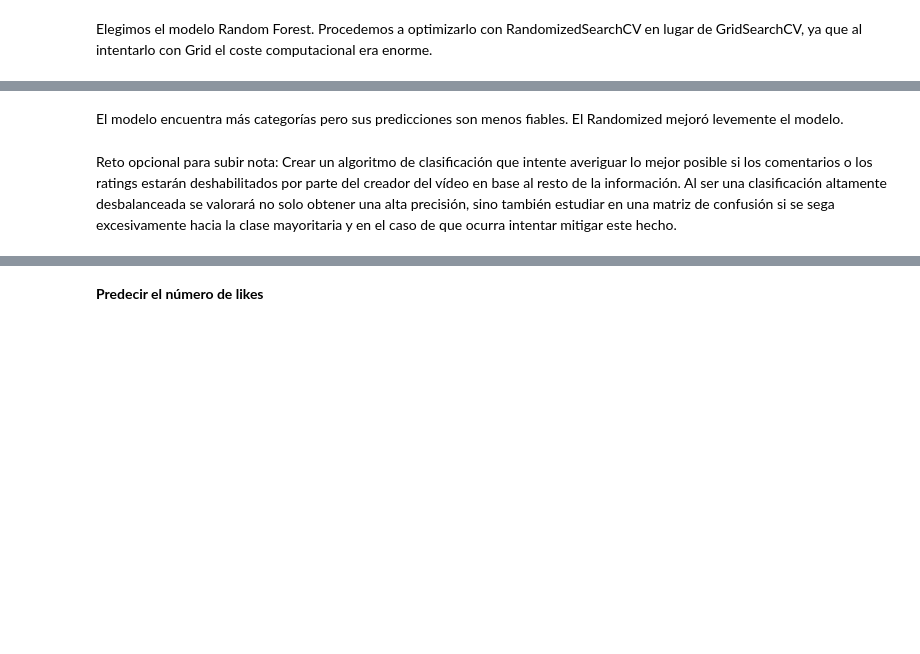
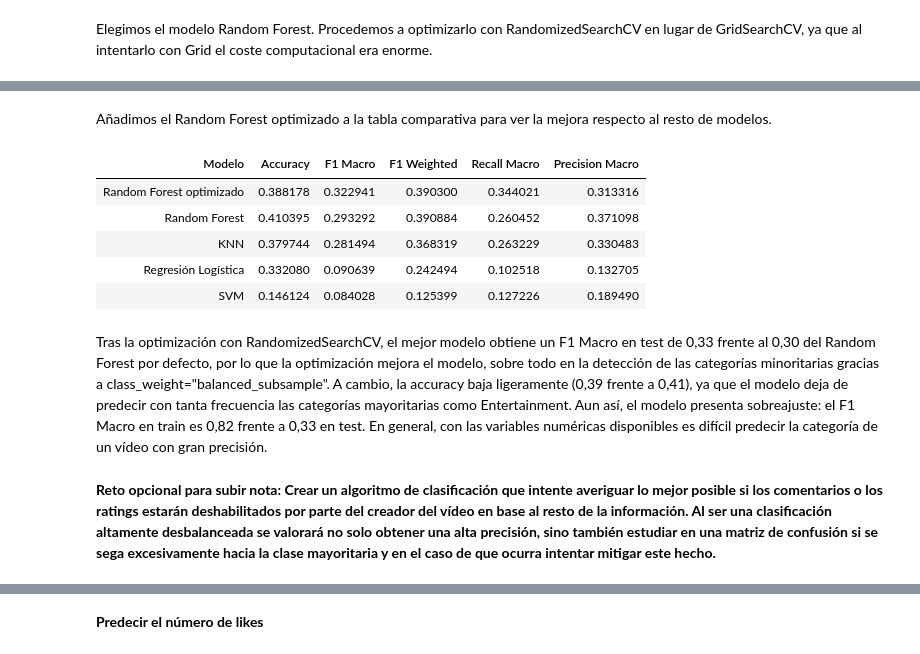
Before and after one commit to fernanditomartinez85/PRACTICA-FINAL-IA, a Jupyter notebook: exploratory_analysis.ipynb, the cells around one changed output, grey strips where cells are left out. Cells and saved outputs as stored; diff of their text form; code cells hidden in the pictures; blank space fills up the shorter version.

```diff
--- a/exploratory_analysis.ipynb
+++ b/exploratory_analysis.ipynb
@@ -930,5 +937,36 @@ Train f1_macro: 0.8225185134191485
 weighted avg       0.40      0.39      0.39     41499
+# %% [markdown]
+Añadimos el Random Forest optimizado a la tabla comparativa para ver la mejora respecto al resto de modelos.
+# %%
+report_rf_optimo = classification_report(ytest, y_pred_test, zero_division=0, output_dict=True)
+
+fila_rf_optimo = pd.DataFrame({
+    "Modelo": ["Random Forest optimizado"],
+    "Accuracy": [report_rf_optimo["accuracy"]],
+    "F1 Macro": [report_rf_optimo["macro avg"]["f1-score"]],
+    "F1 Weighted": [report_rf_optimo["weighted avg"]["f1-score"]],
+    "Recall Macro": [report_rf_optimo["macro avg"]["recall"]],
+    "Precision Macro": [report_rf_optimo["macro avg"]["precision"]]
+})
+
+df_comparativa = pd.concat([df_clasification, fila_rf_optimo], ignore_index=True)
+
+df_comparativa = df_comparativa.sort_values(by="F1 Macro", ascending=False)
+
+tabla_comparativa = df_comparativa.style
+
+for col in metricas:
+    tabla_comparativa = tabla_comparativa.highlight_max(subset=[col], props="font-weight: bold; font-size: 16px;")
+
+tabla_comparativa.hide()#ocultamos el indice
+# %% [output]
+| Modelo | Accuracy | F1 Macro | F1 Weighted | Recall Macro | Precision Macro |
+| Random Forest optimizado | 0.388178 | 0.322941 | 0.390300 | 0.344021 | 0.313316 |
+| Random Forest | 0.410395 | 0.293292 | 0.390884 | 0.260452 | 0.371098 |
+| KNN | 0.379744 | 0.281494 | 0.368319 | 0.263229 | 0.330483 |
+| Regresión Logística | 0.332080 | 0.090639 | 0.242494 | 0.102518 | 0.132705 |
+| SVM | 0.146124 | 0.084028 | 0.125399 | 0.127226 | 0.189490 |
 # %% [markdown]
-El modelo encuentra más categorías pero sus predicciones son menos fiables. El Randomized mejoró levemente el modelo.
+Tras la optimización con RandomizedSearchCV, el mejor modelo obtiene un F1 Macro en test de 0,33 frente al 0,30 del Random Forest por defecto, por lo que la optimización mejora el modelo, sobre todo en la detección de las categorías minoritarias gracias a class_weight="balanced_subsample". A cambio, la accuracy baja ligeramente (0,39 frente a 0,41), ya que el modelo deja de predecir con tanta frecuencia las categorías mayoritarias como Entertainment. Aun así, el modelo presenta sobreajuste: el F1 Macro en train es 0,82 frente a 0,33 en test. En general, con las variables numéricas disponibles es difícil predecir la categoría de un vídeo con gran precisión.
 # %% [markdown]
-Reto opcional para subir nota: Crear un algoritmo de clasificación que intente averiguar lo mejor posible si los comentarios o los ratings estarán deshabilitados por parte del creador del vídeo en base al resto de la información. Al ser una clasificación altamente desbalanceada se valorará no solo obtener una alta precisión, sino también estudiar en una matriz de confusión si se sega excesivamente hacia la clase mayoritaria y en el caso de que ocurra intentar mitigar este hecho.
+**Reto opcional para subir nota: Crear un algoritmo de clasificación que intente averiguar lo mejor posible si los comentarios o los ratings estarán deshabilitados por parte del creador del vídeo en base al resto de la información. Al ser una clasificación altamente desbalanceada se valorará no solo obtener una alta precisión, sino también estudiar en una matriz de confusión si se sega excesivamente hacia la clase mayoritaria y en el caso de que ocurra intentar mitigar este hecho.**
```
Also changed, not shown: parts of 59 cells of this notebook.
